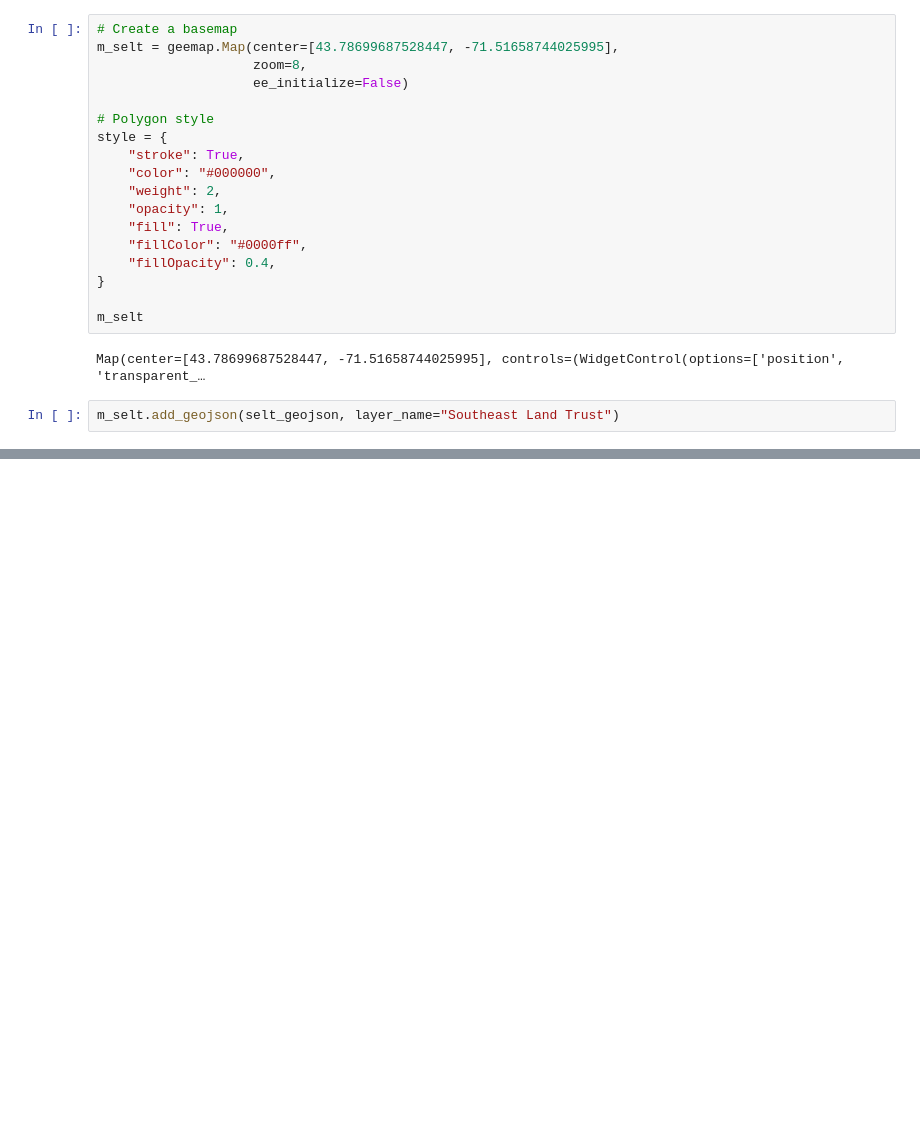
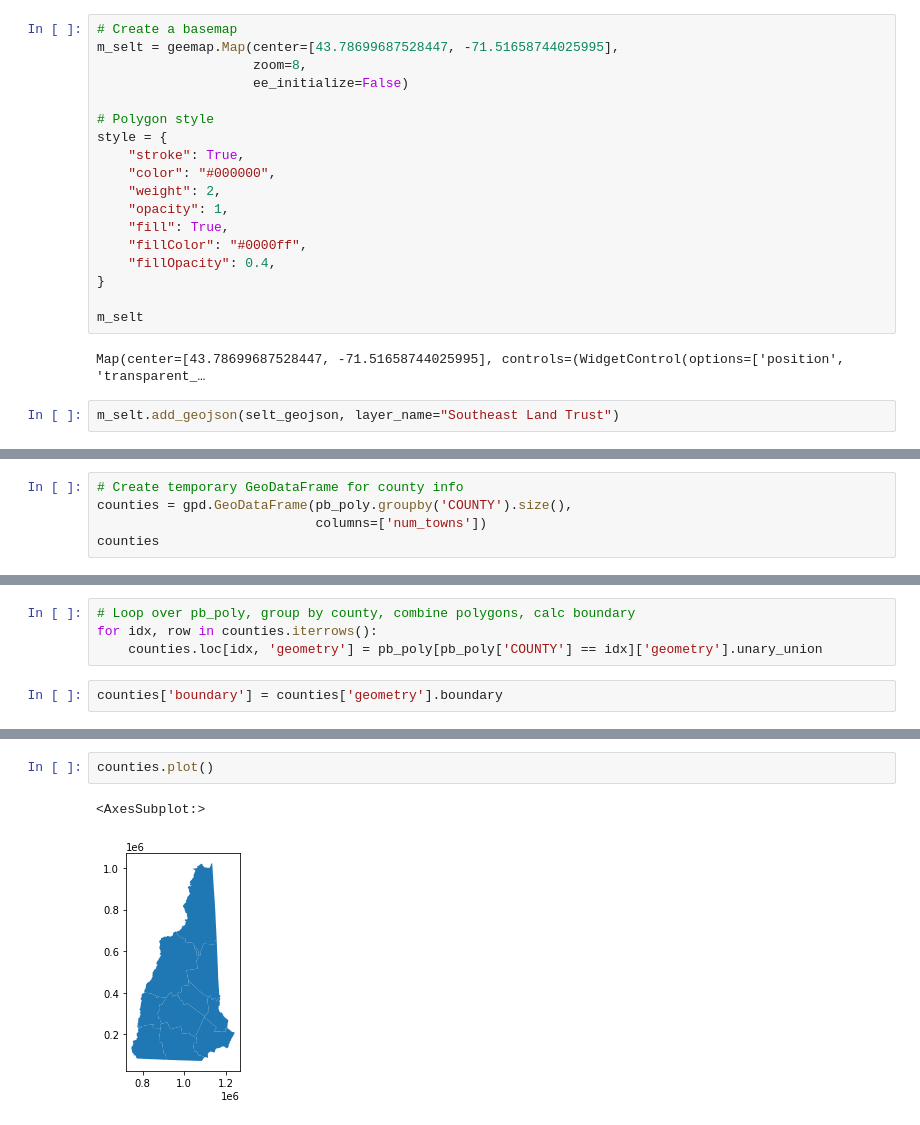
Before and after one commit to HKuz/Environmental_Mapping, a Jupyter notebook: Data_Extraction.ipynb, the cells around one changed output, grey strips where cells are left out. Drawn from its saved outputs; the diff is of its cells as text; blank space fills up the shorter version.

```diff
--- a/Data_Extraction.ipynb
+++ b/Data_Extraction.ipynb
@@ -291,0 +310,5 @@ m_selt.add_geojson(selt_geojson, layer_name="Southeast Land Trust")
+# %%
+# Create temporary GeoDataFrame for county info
+counties = gpd.GeoDataFrame(pb_poly.groupby('COUNTY').size(),
+                            columns=['num_towns'])
+counties
@@ -291,0 +328,6 @@ m_selt.add_geojson(selt_geojson, layer_name="Southeast Land Trust")
+# %%
+# Loop over pb_poly, group by county, combine polygons, calc boundary
+for idx, row in counties.iterrows():
+    counties.loc[idx, 'geometry'] = pb_poly[pb_poly['COUNTY'] == idx]['geometry'].unary_union
+# %%
+counties['boundary'] = counties['geometry'].boundary
@@ -291,0 +349,5 @@ m_selt.add_geojson(selt_geojson, layer_name="Southeast Land Trust")
+# %%
+counties.plot()
+# %% [output]
+<AxesSubplot:>
+[figure, added]
```
Also changed, not shown: parts of 6 cells of this notebook.
